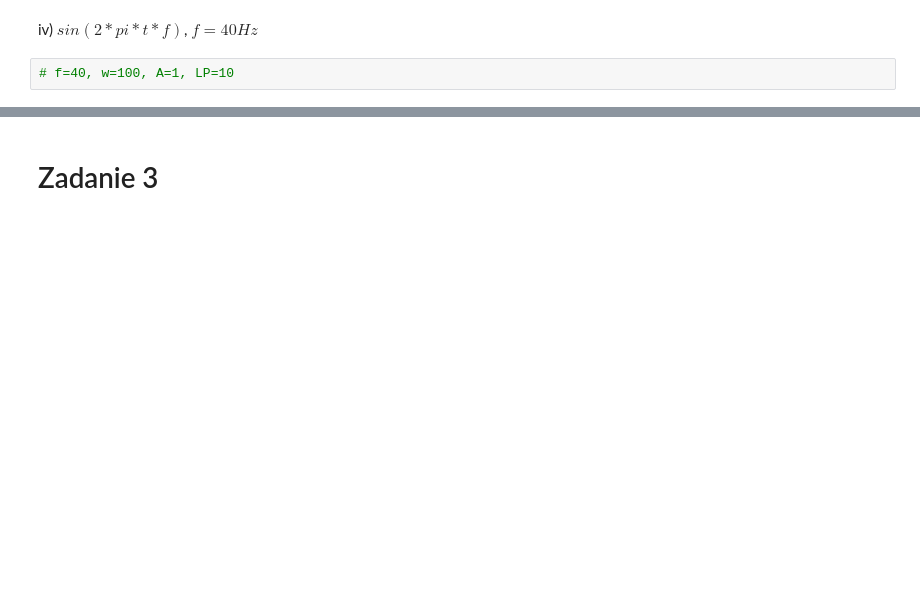
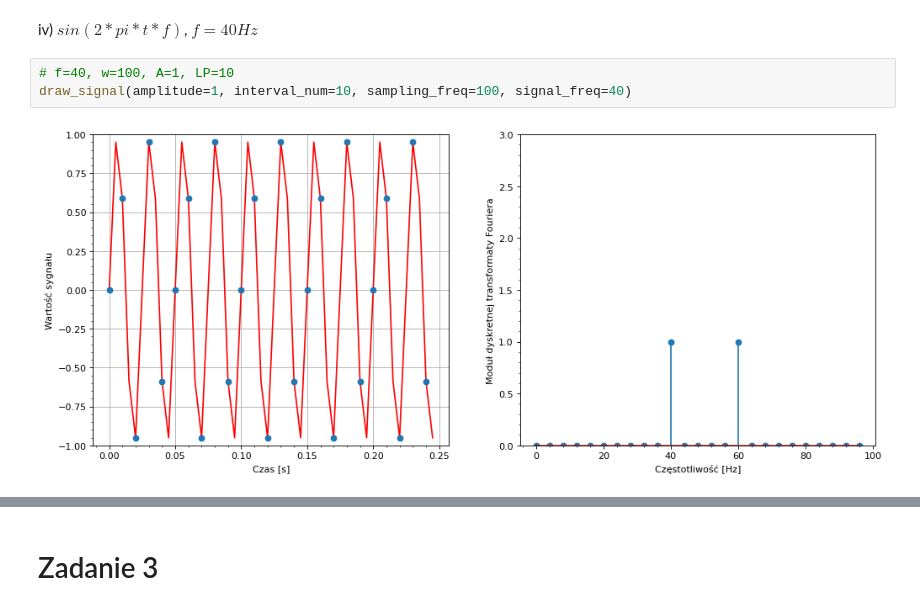
Before and after one commit to Frostyyyl/Human-computer-interaction, a Jupyter notebook: signals_I/main.ipynb, the cells around one changed output, grey strips where cells are left out. Saved outputs shown, nothing was run; the diff lists cells and outputs as text; blank space fills up the shorter version.

```diff
--- a/signals_I/main.ipynb
+++ b/signals_I/main.ipynb
@@ -318,4 +450,7 @@
 iv) $sin(2*pi*t*f)$, $f=40Hz$
 # %%
 # f=40, w=100, A=1, LP=10
+draw_signal(amplitude=1, interval_num=10, sampling_freq=100, signal_freq=40)
+# %% [output]
+[figure, added]
 # %% [markdown]
```
Also changed, not shown: parts of 43 cells of this notebook, 1 other file.
